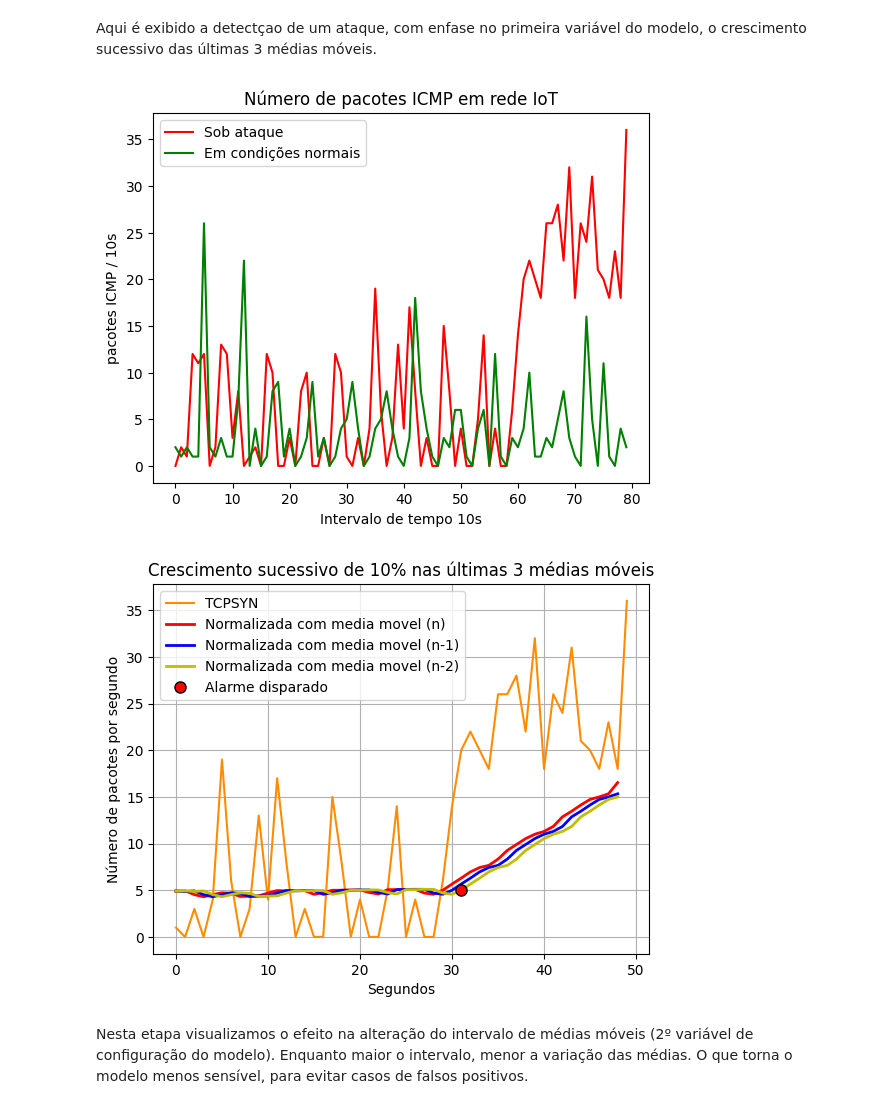
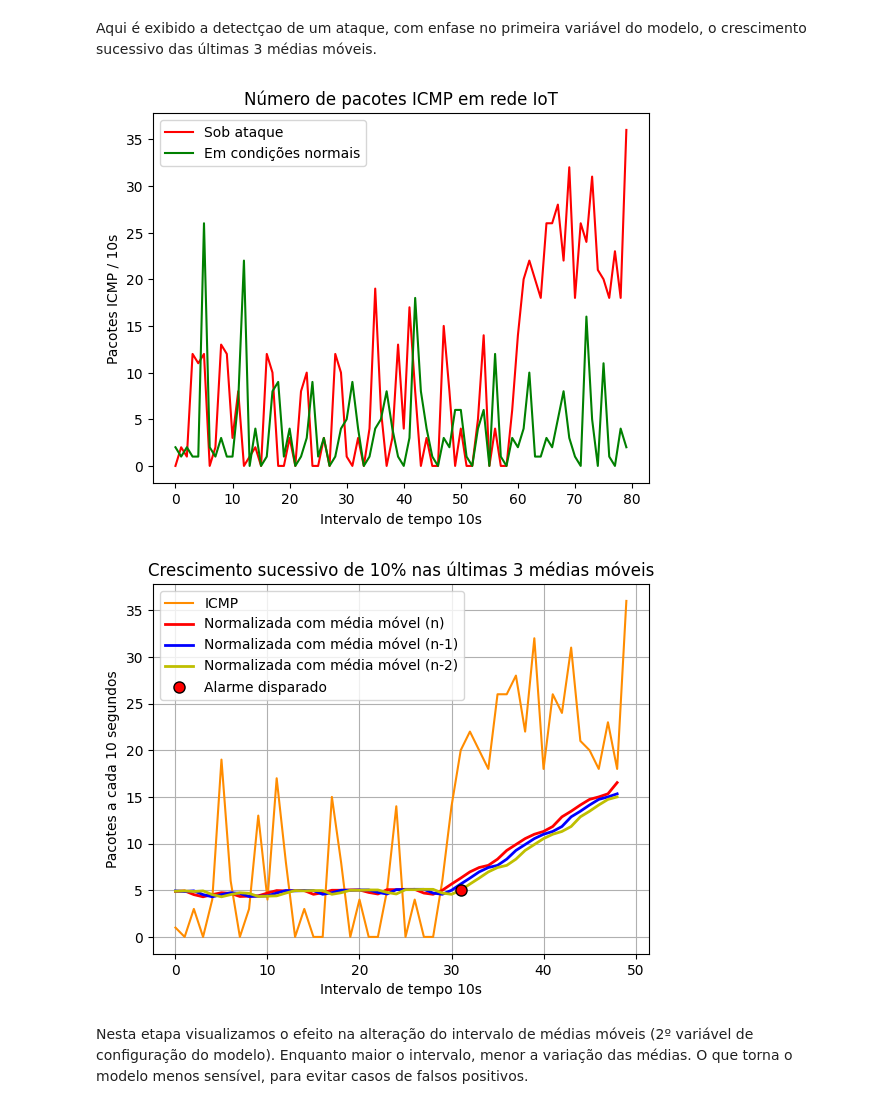
Before and after one commit to hflautert/AnomalyDetection, a Jupyter notebook: ModeloHMM.ipynb, the cells around one changed output. Cells and saved outputs as stored; diff of their text form; code cells hidden in the pictures.

```diff
--- a/ModeloHMM.ipynb
+++ b/ModeloHMM.ipynb
@@ -62,41 +62,41 @@ tipo_dos_pacotes='ICMP'
 #visualizamix(dados_ataque_1s,'r',dados_normal_1s,'g','10s',tipo_dos_pacotes)
 
 # Vizualização otimizada com zoom na janela de ataque de 1, 10 e 100 pcts/s
 v_dados_normal_10s = dados_normal_10s[:80]
 v_dados_ataque_10s = dados_ataque_10s[4580:4660]
 
 # Unindo linhas
 plt.plot(v_dados_ataque_10s, color = 'r', label = "Sob ataque")
 plt.plot(v_dados_normal_10s, color = 'g', label = "Em condições normais")
 plt.title('Número de pacotes '+tipo_dos_pacotes+' em rede IoT')
 plt.xlabel('Intervalo de tempo 10s')
-plt.ylabel('pacotes '+tipo_dos_pacotes+' / 10s')
+plt.ylabel('Pacotes '+tipo_dos_pacotes+' / 10s')
 plt.legend()
 plt.show()
 
 # Inicializa e zera medias
 media = []
 media_1 = []
 media_2 = []
 alarme_pos = []
 alarme_val = []
 
 # Medias moveis - historico de 30 medidas
 media,media_1,media_2,alarme_pos,alarme_val=aplica_var_mm(v_dados_ataque_10s,1.10,30,2)
-plt.plot(v_dados_ataque_10s[30:], color = 'darkorange', label = "TCPSYN")
-plt.plot(media, color = 'r',linewidth=2, label = "Normalizada com media movel (n)")
-plt.plot(media_1, color = 'b',linewidth=2, label = "Normalizada com media movel (n-1)")
-plt.plot(media_2, color = 'y',linewidth=2, label = "Normalizada com media movel (n-2)")
+plt.plot(v_dados_ataque_10s[30:], color = 'darkorange', label = "ICMP")
+plt.plot(media, color = 'r',linewidth=2, label = "Normalizada com média móvel (n)")
+plt.plot(media_1, color = 'b',linewidth=2, label = "Normalizada com média móvel (n-1)")
+plt.plot(media_2, color = 'y',linewidth=2, label = "Normalizada com média móvel (n-2)")
 plt.plot(alarme_pos[0],alarme_val[0], 'ro', ms=8, mec='k', label = "Alarme disparado")
 plt.title('Crescimento sucessivo de 10% nas últimas 3 médias móveis')
-plt.xlabel('Segundos')
-plt.ylabel('Número de pacotes por segundo')
+plt.xlabel('Intervalo de tempo 10s')
+plt.ylabel('Pacotes a cada 10 segundos')
 plt.legend()
 plt.grid()
 plt.show()
 # %% [output]
 [figure]
-[figure, old version]
+[figure, new version]
 # %% [markdown]
 Nesta etapa visualizamos o efeito na alteração do intervalo de médias móveis (2º variável de configuração do modelo). Enquanto maior o intervalo, menor a variação das médias. O que torna o modelo menos sensível, para evitar casos de falsos positivos.
 # %%
```
